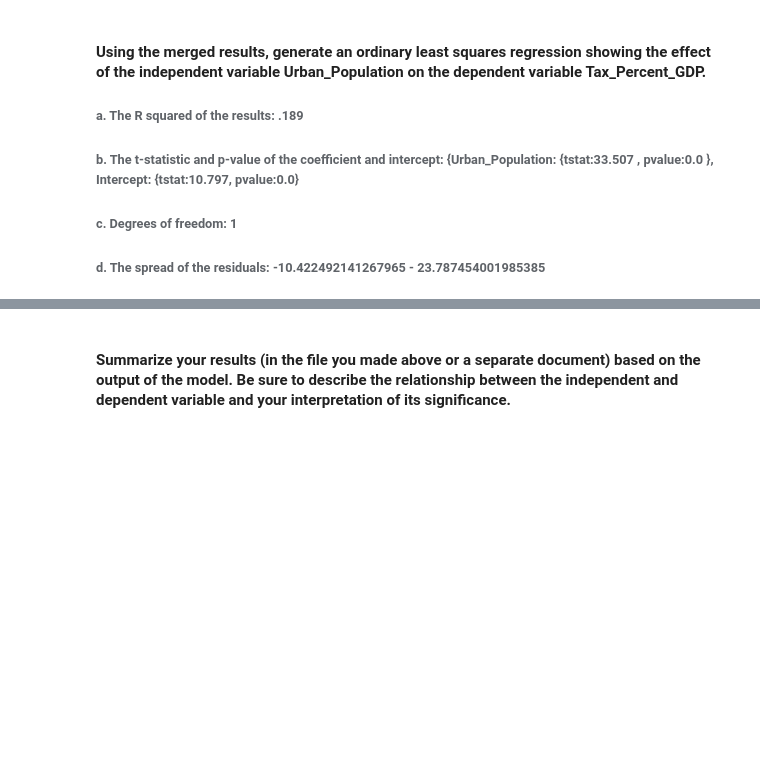
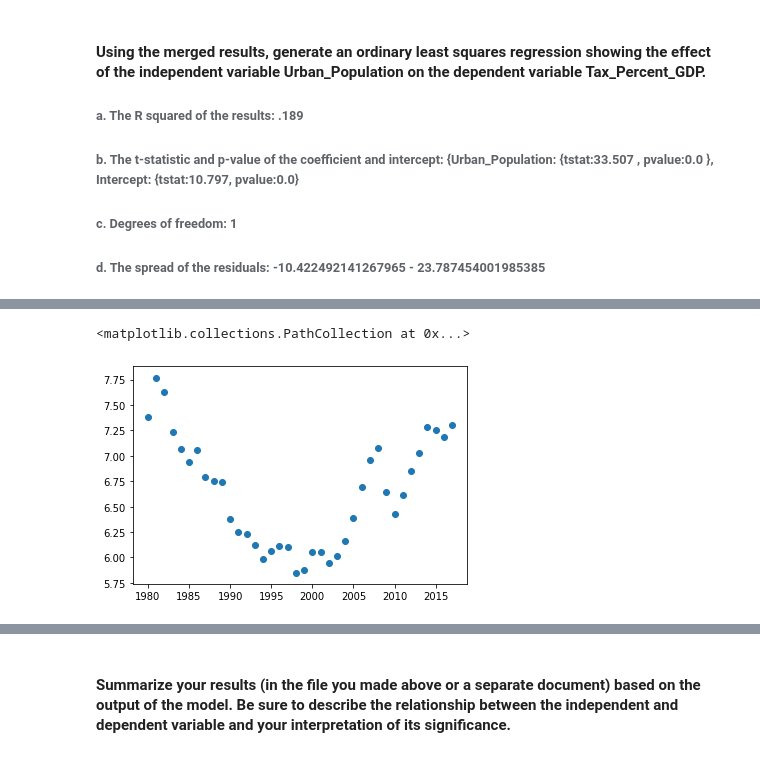
Before and after one commit to dray89/Python, a Jupyter notebook: Data Project/OLS_Regression.ipynb, the cells around one changed output, grey strips where cells are left out. Cells and saved outputs as stored; diff of their text form; code cells hidden in the pictures; blank space fills up the shorter version.

```diff
--- a/Data Project/OLS_Regression.ipynb
+++ b/Data Project/OLS_Regression.ipynb
@@ -266 +267,18 @@ const                    1
 Name: 38, dtype: object
+# %%
+merged['Year_Code'] = 0
+merged['Year_Code'] = merged['Year'].astype(str) + "_" + merged['Code'].astype(str)
+# %%
+obj_cols = ['Year', 'Code', 'Year_Code']
+label_encoder = LabelEncoder()
+for col in obj_cols:
+    try:
+        merged[col+"_dummy"] = label_encoder.fit_transform(merged[col])
+    except:
+        print('problem with' + col)
+# %%
+scatter = merged[['Year','Tax_Percent_GDP']].groupby('Year').mean()
+plt.scatter(scatter.index, scatter['Tax_Percent_GDP'])
+# %% [output]
+<matplotlib.collections.PathCollection at 0x...>
+[figure, added]
```
Also changed, not shown: parts of 23 cells of this notebook, 2 other files.
